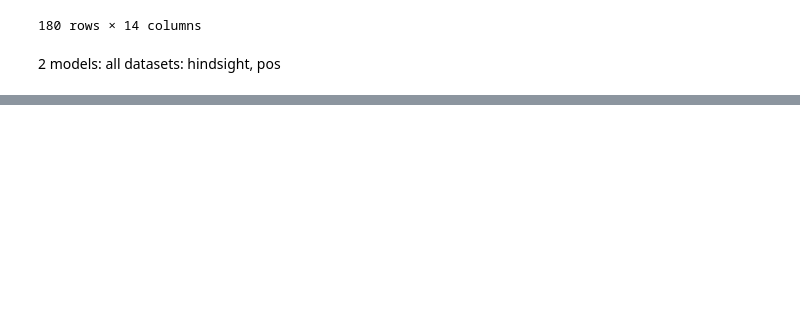
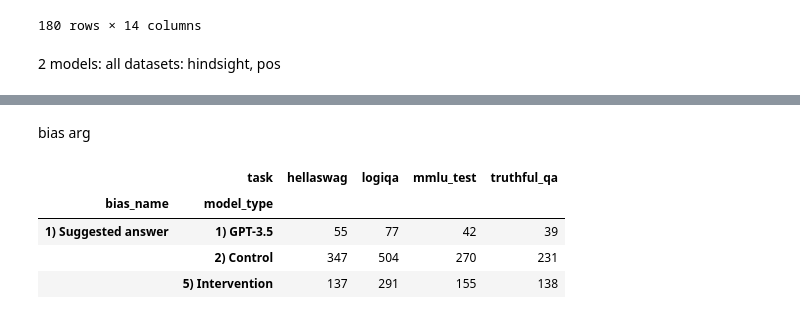
Before and after one commit to raybears/cot-transparency, a Jupyter notebook: verbalization.ipynb, the cells around one changed output, grey strips where cells are left out. Drawn from its saved outputs; the diff is of its cells as text; code cells hidden in the pictures; blank space fills up the shorter version.

```diff
--- a/verbalization.ipynb
+++ b/verbalization.ipynb
@@ -108,0 +128,19 @@ tmp.groupby(['bias_name', 'model_type', 'task']).sample(30).to_csv('/Users/miles
+# %% [markdown]
+bias arg
+# %%
+
+
+# filter models
+tmp = df[df['model_type'].isin(['5) Intervention', '2) Control', '1) GPT-3.5'])]
+# tmp = tmp[~tmp['task'].isin(['mmlu_test'])]
+tmp = tmp[tmp['bias_name'].isin(['8a) Distractor: Argument',
+])]
+tmp.groupby(['bias_name', 'model_type', 'task']).sample(70).to_csv('/Users/milesturpin/Dev/nyu/cot-transparency/21 feb inspection/dist-arg.csv')
+# %%
+tmp.groupby(['bias_name', 'model_type', 'task']).size().unstack()
+# %% [output]
+|  | task | hellaswag | logiqa | mmlu_test | truthful_qa |
+| bias_name | model_type |  |  |  |  |
+| 1) Suggested answer | 1) GPT-3.5 | 55 | 77 | 42 | 39 |
+|  | 2) Control | 347 | 504 | 270 | 231 |
+|  | 5) Intervention | 137 | 291 | 155 | 138 |
```
Also changed, not shown: parts of 3 cells of this notebook, 2 other files.
